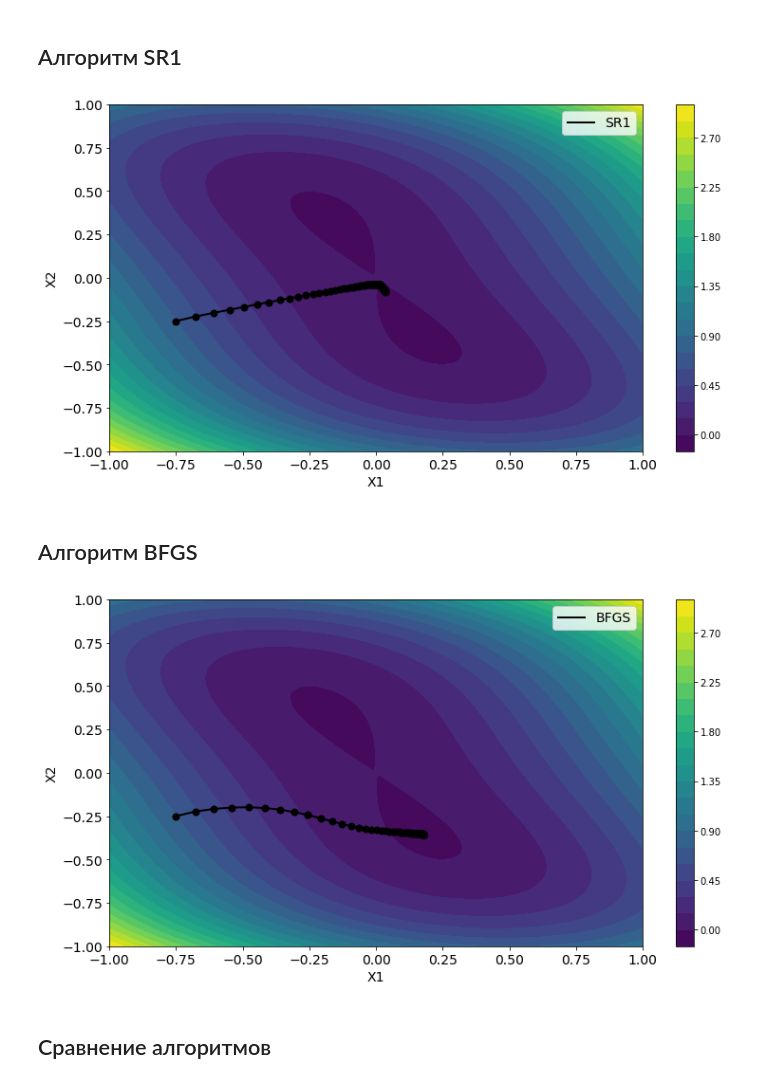
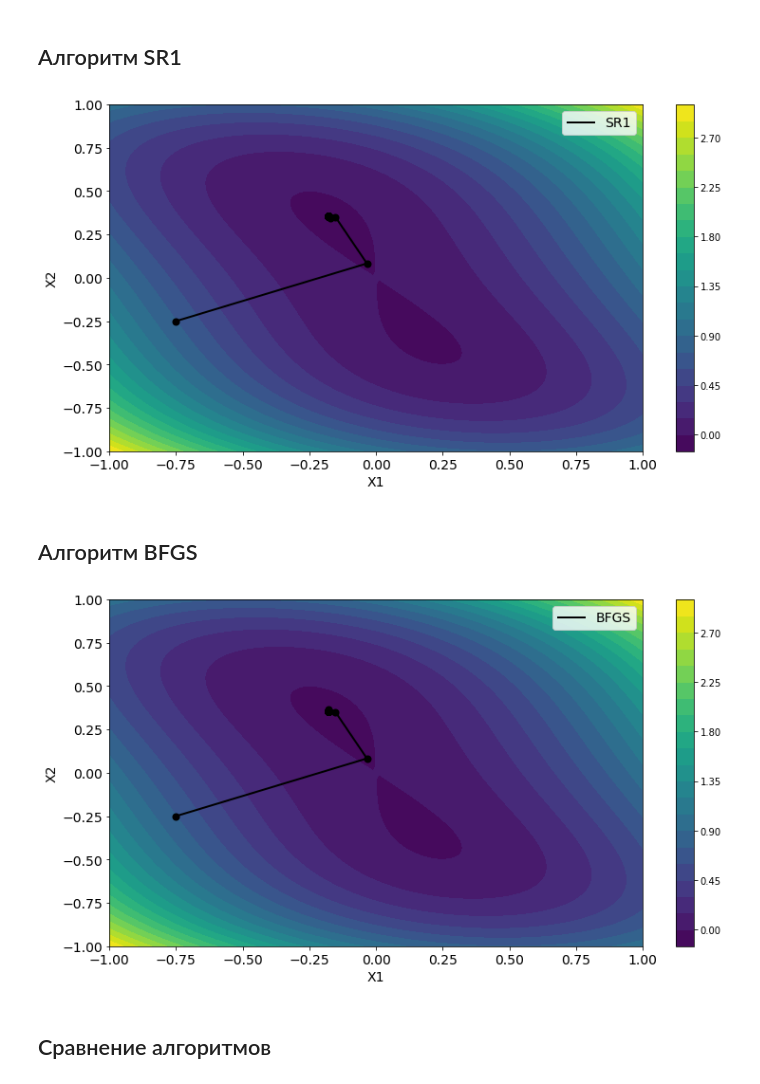
Before and after one commit to hushchyn-mikhail/quasi_newton, a Jupyter notebook: Seminar.ipynb, the cells around one changed output. Saved outputs shown, nothing was run; the diff lists cells and outputs as text; code cells hidden in the pictures.

```diff
--- a/Seminar.ipynb
+++ b/Seminar.ipynb
@@ -34,6 +34,13 @@ def add_opt_path(x_iters, label="Gradient descent", color="0", scatter=1):
     if scatter:
         plt.scatter(x_iters[:, 0], x_iters[:, 1], color=color, linewidth=2)
     plt.plot(x_iters[:, 0], x_iters[:, 1], color=color, linewidth=2, label=label)
+# %%
+from scipy.optimize import minimize
+
+def alpha_search(f, x_curr, p):
+    fun = lambda alpha: f(x_curr - alpha * p)
+    res = minimize(fun, [0], method='Nelder-Mead')
+    return res.x[0]
 # %% [markdown]
 # Пример 1
 # %% [markdown]
@@ -117,7 +129,7 @@ plt.show()
 # %% [markdown]
 ## Алгоритм SR1
 # %%
-def sr1(f, grad, x_0, alpha=0.1, verbose=0):
+def sr1(f, grad, x_0, alpha=0.1, verbose=0, steepest=1):
 
     # Задаем начальные условия
     B_curr = np.identity(2)
@@ -136,13 +148,26 @@ def sr1(f, grad, x_0, alpha=0.1, verbose=0):
         if verbose: print('Iteration: ', i)
         if verbose: print ('Current x: ', x_curr)
 
+        # Делаем шаг оптимизации
+        g = grad(x_curr)
+        p = H_curr.dot(g)
+        if steepest: alpha = alpha_search(f, x_curr, p)
+        x_new = x_curr - alpha * p
+        if verbose: print('New x: ', x_new, '\n')
+
+        # Обновляем s и y
+        s_new = x_new - x_curr
+        y_new = grad(x_new) - grad(x_curr)
+        s_curr = s_new
+        y_curr = y_new
+
         # Обновляем матрицу B
         b = y_curr - B_curr.dot(s_curr)
-        B_new = B_curr + b.dot(b.T) / b.T.dot(s_curr)
+        B_new = B_curr + b.dot(b.T) / (b.T.dot(s_curr) + 10**-8)
 
         # Обновляем матрицу H (обратную к B)
         a = s_curr - H_curr.dot(y_curr)
-        H_new = H_curr + a.dot(a.T) / a.T.dot(y_curr)
+        H_new = H_curr + a.dot(a.T) / (a.T.dot(y_curr) + 10**-8)
 
         # Считаем критерий обновления матриц B и H
         r = 10**-8
@@ -153,17 +178,6 @@ def sr1(f, grad, x_0, alpha=0.1, verbose=0):
         #H_curr = H_new
         #B_curr = B_new
 
-        # Делаем шаг оптимизации
-        g = grad(x_curr)
-        x_new = x_curr - alpha * H_curr.dot(g)
-        if verbose: print('New x: ', x_new, '\n')
-
-        # Обновляем s и y
-        s_new = x_new - x_curr
-        y_new = grad(x_new) - grad(x_curr)
-        s_curr = s_new
-        y_curr = y_new
-
         # Сохраняем промежуточные результаты
         x_iters_sr1.append(x_new)
         x_curr = x_new
@@ -172,22 +186,22 @@ def sr1(f, grad, x_0, alpha=0.1, verbose=0):
 # %%
 # Параметры алгоритма
 n_iters = 100
 alpha = 0.1
 
 # Начальная точка оптимизации
 x_0 = np.array([[-0.75], [-0.25]])
 
 # Запускаем оптимизацию функции
-x_iters_sr1 = sr1(f, grad, x_0, alpha, verbose=0)
+x_iters_sr1 = sr1(f, grad, x_0, alpha, verbose=0, steepest=1)
 
 # Строим функцию и путь оптимизации
 plot_2d_function(f, N=100, x1_range=[-1., 1.], x2_range=[-1., 1.])        # Строим функцию
 add_opt_path(x_iters_sr1, label="SR1", color="0", scatter=1)     # Строим путь оптимизации
 plt.legend(loc='best', fontsize=14)
 plt.tight_layout()
 plt.show()
 # %% [output]
-[figure, old version]
+[figure, new version]
 # %% [markdown]
 ##  Алгоритм BFGS
 # %%
@@ -241,7 +257,7 @@ alpha = 0.1
 x_0 = np.array([[-0.75], [-0.25]])
 
 # Запускаем оптимизацию функции
-x_iters_bfgs = bfgs(f, grad, x_0, alpha, verbose=0)
+x_iters_bfgs = bfgs(f, grad, x_0, alpha, verbose=0, steepest=1)
 
 # Строим функцию и путь оптимизации
 plot_2d_function(f, N=100, x1_range=[-1., 1.], x2_range=[-1., 1.])        # Строим функцию
@@ -250,7 +266,7 @@ plt.legend(loc='best', fontsize=14)
 plt.tight_layout()
 plt.show()
 # %% [output]
-[figure, old version]
+[figure, new version]
 # %% [markdown]
 ## Сравнение алгоритмов
 # %%
```
Also changed, not shown: parts of 7 cells of this notebook.
